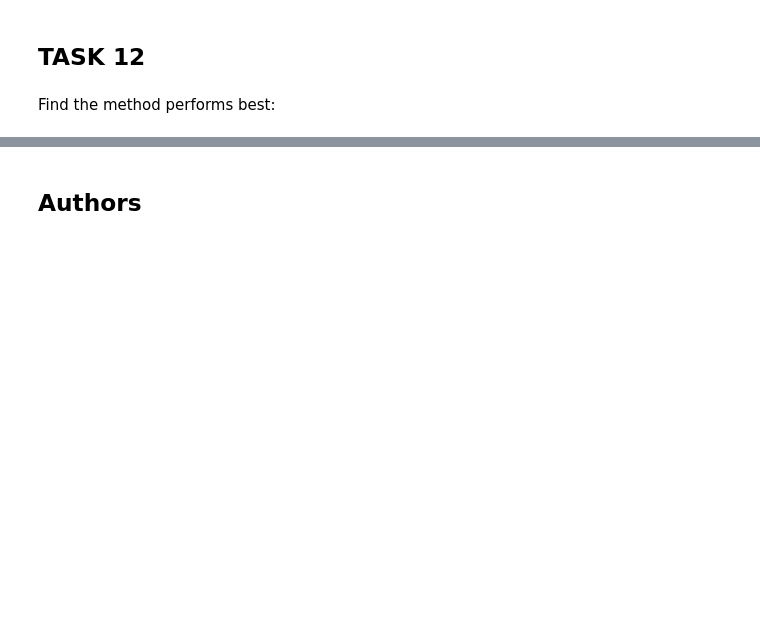
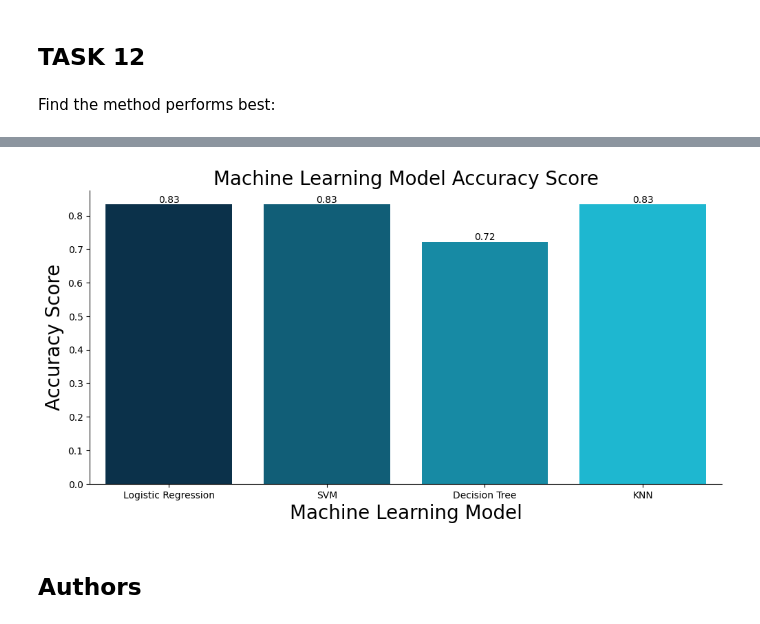
Before and after one commit to gkhnelbstn/ibmcapstoneproject, a Jupyter notebook: SpaceX_Machine_Learning_Prediction_Part_5.jupyterlite.ipynb, the cells around one changed output, grey strips where cells are left out. Saved outputs shown, nothing was run; the diff lists cells and outputs as text; code cells hidden in the pictures; blank space fills up the shorter version.

```diff
--- a/SpaceX_Machine_Learning_Prediction_Part_5.jupyterlite.ipynb
+++ b/SpaceX_Machine_Learning_Prediction_Part_5.jupyterlite.ipynb
@@ -332,5 +325,7 @@ accuracy : 0.8482142857142858
 Calculate the accuracy of knn_cv on the test data using the method <code>score</code>:
 # %%
 print('Test set accuracy:', knn_cv.score(X_test, Y_test))
+knn_score = knn_cv.score(X_test, Y_test)
+knn_score
 # %% [output]
 Test set accuracy: 0.8333333333333334
@@ -349,2 +346,15 @@ Find the method performs best:
 # After comparing accuracy of above methods, they all preformed practically
 # the same, except for tree which fit train data slightly better but test data worse.
+# %%
+# Compile model scores into a DataFrame and then identify and label the maximum score
+ranking_dict = {'Model':['Logistic Regression', 'SVM', 'Decision Tree', 'KNN'], 'Score':[logistic_regression_score, svm_score, decision_tree_score, knn_score]}
+ranking_df = pd.DataFrame(ranking_dict)
+
+def assign_status(score):
+    if score == ranking_df['Score'].max():
+        return 'Max Score'
+    else:
+        return '0'
+
+ranking_df['Max Score'] = ranking_df['Score'].apply(assign_status)
+ranking_df
@@ -351,3 +367,17 @@ Find the method performs best:
+# %%
+# Plot the model accuracy on a bar chart
+sns.catplot(kind="bar", data=ranking_df, x="Model", y="Score", aspect=2, palette=colors_dict)
+plt.xlabel("Machine Learning Model", fontsize=20)
+plt.ylabel("Accuracy Score", fontsize=20)
+plt.title("Machine Learning Model Accuracy Score", fontsize=20)
+
+# Write scores on the bars
+for index, row in ranking_df.iterrows():
+    plt.annotate(f"{row['Score']:.2f}", (index, row['Score']), ha='center', va='bottom')
+
+plt.show()
+# %% [output]
+[figure, added]
 # %% [markdown]
 ## Authors
 # %% [markdown]
```
Also changed, not shown: parts of 13 cells of this notebook, 1 other file.
